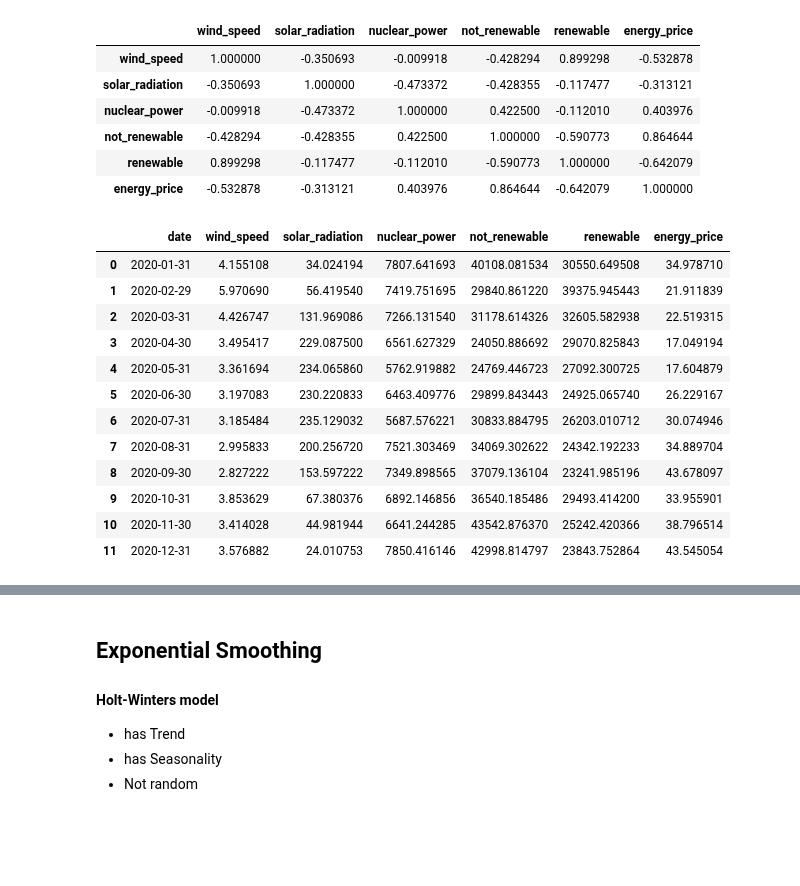
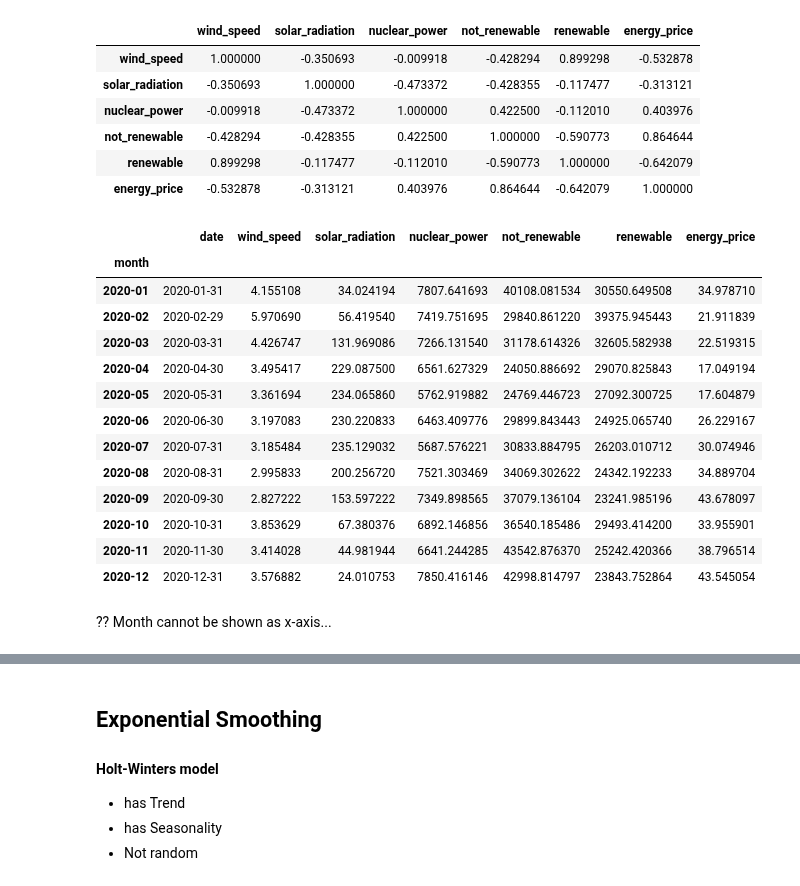
Before and after one commit to M-123-456/team-6-energy-costs, a Jupyter notebook: first_notebook.ipynb, the cells around one changed output, grey strips where cells are left out. Cells and saved outputs as stored; diff of their text form; code cells hidden in the pictures; blank space fills up the shorter version.

```diff
--- a/first_notebook.ipynb
+++ b/first_notebook.ipynb
@@ -428,21 +428,26 @@ import matplotlib.ticker as ticker
 df_energy_climate_combined.set_index('date', inplace=True)
 combined_per_month = df_energy_climate_combined.resample('M').mean()
 combined_per_month.reset_index(inplace=True)
-combined_per_month
-# %% [output]
-|  | date | wind_speed | solar_radiation | nuclear_power | not_renewable | renewable | energy_price |
-| 0 | 2020-01-31 | 4.155108 | 34.024194 | 7807.641693 | 40108.081534 | 30550.649508 | 34.978710 |
-| 1 | 2020-02-29 | 5.970690 | 56.419540 | 7419.751695 | 29840.861220 | 39375.945443 | 21.911839 |
-| 2 | 2020-03-31 | 4.426747 | 131.969086 | 7266.131540 | 31178.614326 | 32605.582938 | 22.519315 |
-| 3 | 2020-04-30 | 3.495417 | 229.087500 | 6561.627329 | 24050.886692 | 29070.825843 | 17.049194 |
-| 4 | 2020-05-31 | 3.361694 | 234.065860 | 5762.919882 | 24769.446723 | 27092.300725 | 17.604879 |
-| 5 | 2020-06-30 | 3.197083 | 230.220833 | 6463.409776 | 29899.843443 | 24925.065740 | 26.229167 |
-| 6 | 2020-07-31 | 3.185484 | 235.129032 | 5687.576221 | 30833.884795 | 26203.010712 | 30.074946 |
-| 7 | 2020-08-31 | 2.995833 | 200.256720 | 7521.303469 | 34069.302622 | 24342.192233 | 34.889704 |
-| 8 | 2020-09-30 | 2.827222 | 153.597222 | 7349.898565 | 37079.136104 | 23241.985196 | 43.678097 |
-| 9 | 2020-10-31 | 3.853629 | 67.380376 | 6892.146856 | 36540.185486 | 29493.414200 | 33.955901 |
-| 10 | 2020-11-30 | 3.414028 | 44.981944 | 6641.244285 | 43542.876370 | 25242.420366 | 38.796514 |
-| 11 | 2020-12-31 | 3.576882 | 24.010753 | 7850.416146 | 42998.814797 | 23843.752864 | 43.545054 |
+# %%
+combined_per_month['month'] = combined_per_month['date'].dt.to_period('M')
+combined_per_month.set_index('month')
+# %% [output]
+|  | date | wind_speed | solar_radiation | nuclear_power | not_renewable | renewable | energy_price |
+| month |  |  |  |  |  |  |  |
+| 2020-01 | 2020-01-31 | 4.155108 | 34.024194 | 7807.641693 | 40108.081534 | 30550.649508 | 34.978710 |
+| 2020-02 | 2020-02-29 | 5.970690 | 56.419540 | 7419.751695 | 29840.861220 | 39375.945443 | 21.911839 |
+| 2020-03 | 2020-03-31 | 4.426747 | 131.969086 | 7266.131540 | 31178.614326 | 32605.582938 | 22.519315 |
+| 2020-04 | 2020-04-30 | 3.495417 | 229.087500 | 6561.627329 | 24050.886692 | 29070.825843 | 17.049194 |
+| 2020-05 | 2020-05-31 | 3.361694 | 234.065860 | 5762.919882 | 24769.446723 | 27092.300725 | 17.604879 |
+| 2020-06 | 2020-06-30 | 3.197083 | 230.220833 | 6463.409776 | 29899.843443 | 24925.065740 | 26.229167 |
+| 2020-07 | 2020-07-31 | 3.185484 | 235.129032 | 5687.576221 | 30833.884795 | 26203.010712 | 30.074946 |
+| 2020-08 | 2020-08-31 | 2.995833 | 200.256720 | 7521.303469 | 34069.302622 | 24342.192233 | 34.889704 |
+| 2020-09 | 2020-09-30 | 2.827222 | 153.597222 | 7349.898565 | 37079.136104 | 23241.985196 | 43.678097 |
+| 2020-10 | 2020-10-31 | 3.853629 | 67.380376 | 6892.146856 | 36540.185486 | 29493.414200 | 33.955901 |
+| 2020-11 | 2020-11-30 | 3.414028 | 44.981944 | 6641.244285 | 43542.876370 | 25242.420366 | 38.796514 |
+| 2020-12 | 2020-12-31 | 3.576882 | 24.010753 | 7850.416146 | 42998.814797 | 23843.752864 | 43.545054 |
+# %% [markdown]
+?? Month cannot be shown as x-axis...
 # %%
 # plot energy price and wind speed in one graph
 fig, ax1 = plt.subplots(figsize=(8, 6))
```
Also changed, not shown: parts of 2 cells of this notebook, 7 other files.
